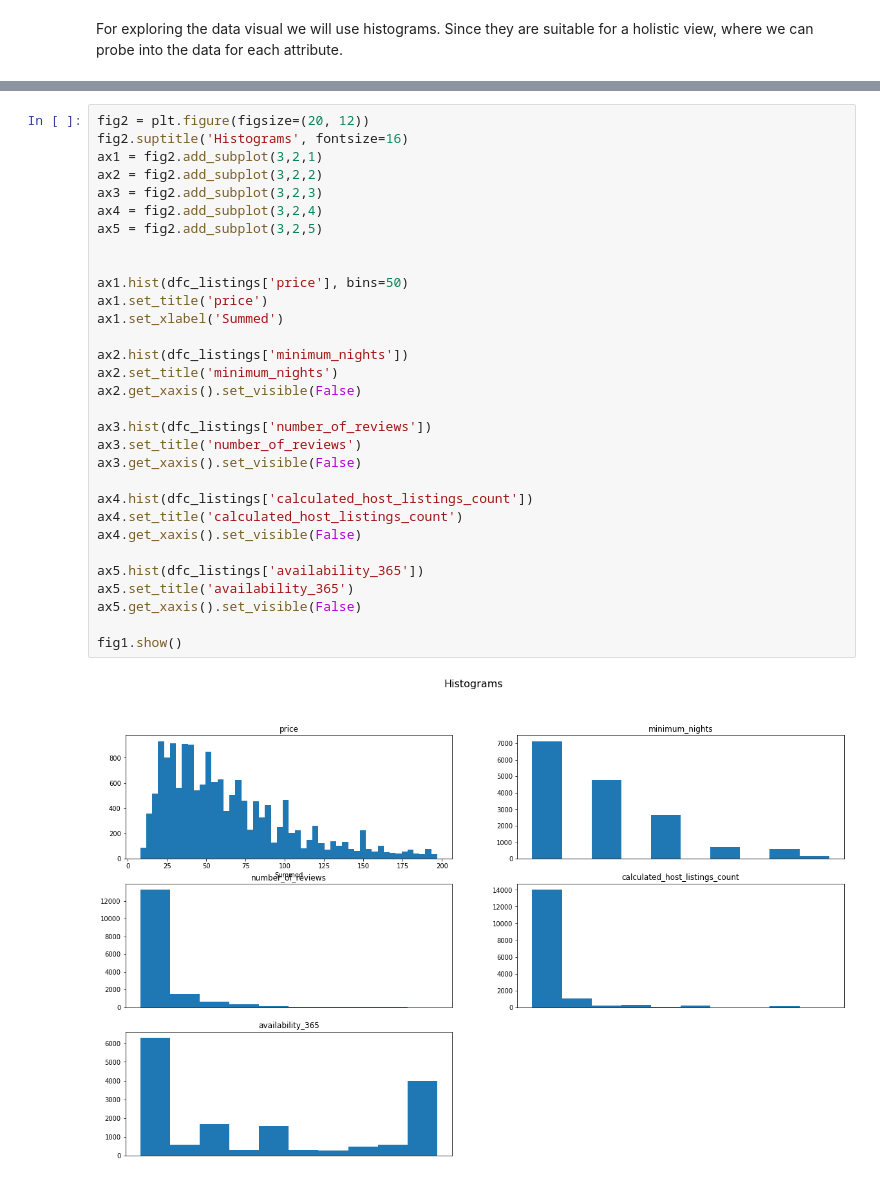
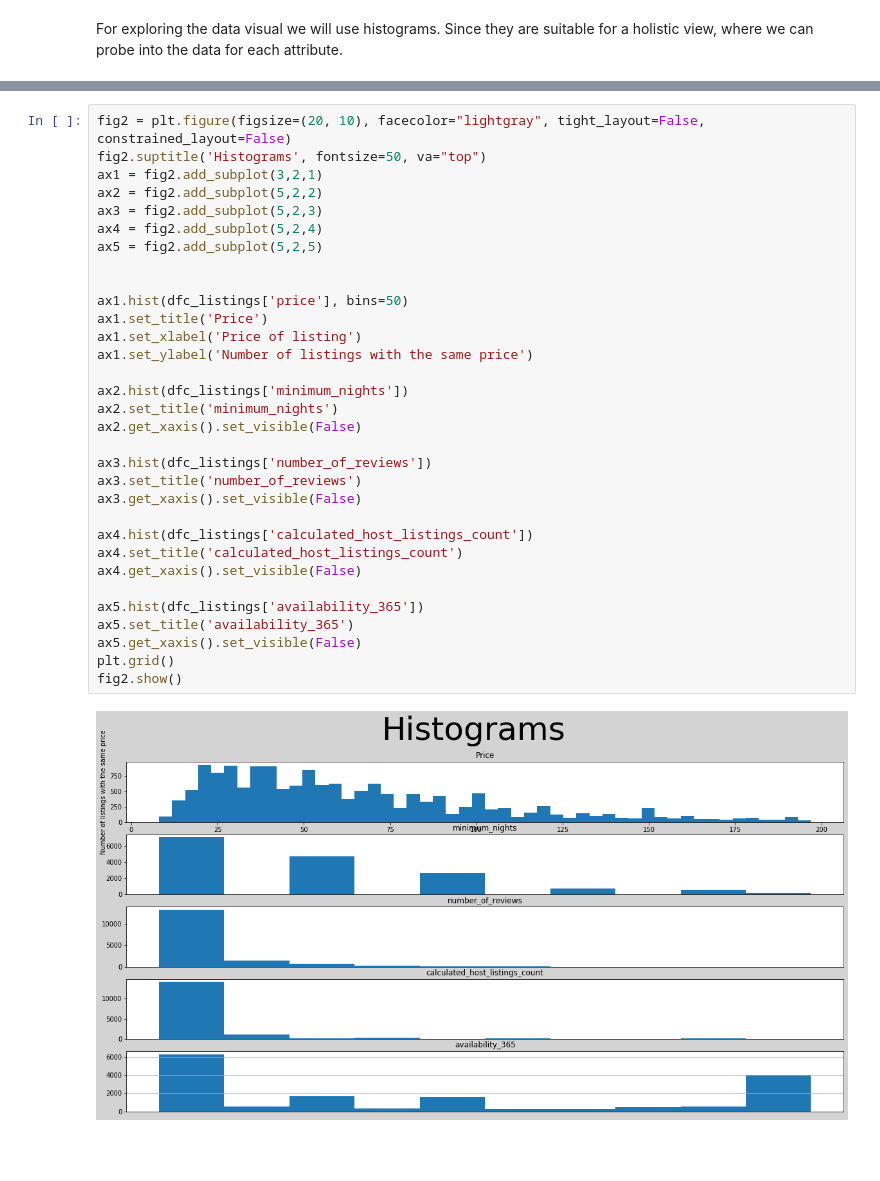
Before and after one commit to Paul-Busch/GAGR-FINAL-PROJECT, a Jupyter notebook: Final_Project_Data_Analysis.ipynb, the cells around one changed output, grey strips where cells are left out. Cells and saved outputs as stored; diff of their text form; blank space fills up the shorter version.

Commit message:
Add Histograms

```diff
--- a/Final_Project_Data_Analysis.ipynb
+++ b/Final_Project_Data_Analysis.ipynb
@@ -196,34 +199,35 @@ plt.show()
 [figure]
 # %%
-fig2 = plt.figure(figsize=(20, 12))
-fig2.suptitle('Histograms', fontsize=16)
+fig2 = plt.figure(figsize=(20, 10), facecolor="lightgray", tight_layout=False, constrained_layout=False)
+fig2.suptitle('Histograms', fontsize=50, va="top")
 ax1 = fig2.add_subplot(3,2,1)
-ax2 = fig2.add_subplot(3,2,2)
-ax3 = fig2.add_subplot(3,2,3)
-ax4 = fig2.add_subplot(3,2,4)
-ax5 = fig2.add_subplot(3,2,5)
+ax2 = fig2.add_subplot(5,2,2)
+ax3 = fig2.add_subplot(5,2,3)
+ax4 = fig2.add_subplot(5,2,4)
+ax5 = fig2.add_subplot(5,2,5)
 
 
 ax1.hist(dfc_listings['price'], bins=50)
-ax1.set_title('price')
-ax1.set_xlabel('Summed')
+ax1.set_title('Price')
+ax1.set_xlabel('Price of listing')
+ax1.set_ylabel('Number of listings with the same price')
 
 ax2.hist(dfc_listings['minimum_nights'])
 ax2.set_title('minimum_nights')
 ax2.get_xaxis().set_visible(False)
 
 ax3.hist(dfc_listings['number_of_reviews'])
 ax3.set_title('number_of_reviews')
 ax3.get_xaxis().set_visible(False)
 
 ax4.hist(dfc_listings['calculated_host_listings_count'])
 ax4.set_title('calculated_host_listings_count')
 ax4.get_xaxis().set_visible(False)
 
 ax5.hist(dfc_listings['availability_365'])
 ax5.set_title('availability_365')
 ax5.get_xaxis().set_visible(False)
-
-fig1.show()
+plt.grid()
+fig2.show()
 # %% [output]
-[figure, old version]
+[figure, new version]
```
Also changed, not shown: parts of 1 cell of this notebook.
